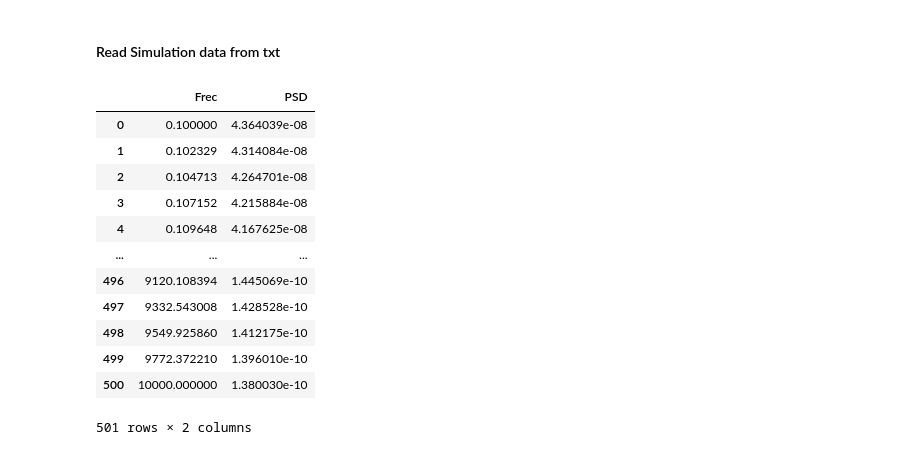
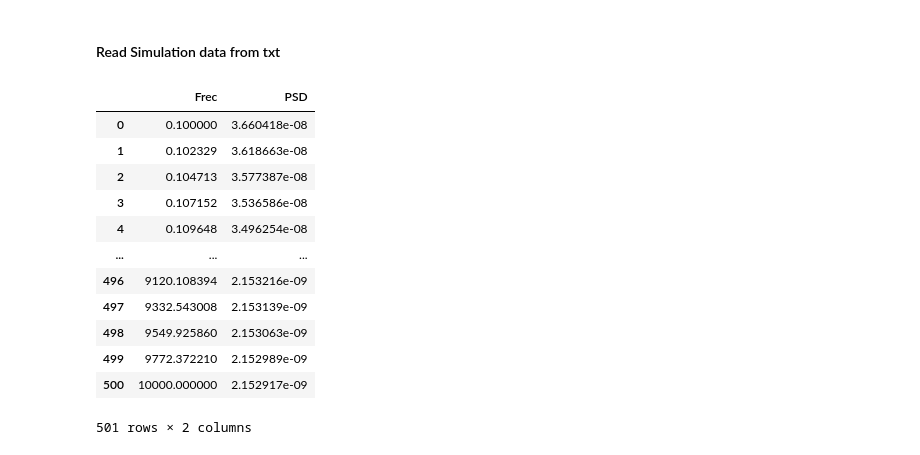
Before and after one commit to Guilldeas/General_Purpose_Analysis, a Jupyter notebook: Analysis_functions.ipynb, the cells around one changed output. Drawn from its saved outputs; the diff is of its cells as text; code cells hidden in the pictures.

```diff
--- a/Analysis_functions.ipynb
+++ b/Analysis_functions.ipynb
@@ -586,24 +607,31 @@ INA217_G100_df["PSD"] = [float(str(i).replace(",", ".")) for i in INA217_G100_df
 # %%
 
 # Dynamicaly read the path to the file
 file_name_6 = "HMC1001Sim.txt"
+file_name_8 = "InputNoiseWholeChaingINAG100INAandSRTheoretical.txt"
 CSV_PATH_6 = os.path.join(folder_path, folder_name, file_name_6)
+CSV_PATH_8 = os.path.join(folder_path, folder_name, file_name_8)
+
+# Read the CSV file with the correct delimiter (semicolon in this case)
+HMC1001Sim_df = pd.read_csv(CSV_PATH_6, sep='\t')
+VinTheorSim_df = pd.read_csv(CSV_PATH_8, sep='\t')
 
 # Rename Headers to match those from CSVs
 HMC1001Sim_df.columns = ["Frec", "PSD"]
+VinTheorSim_df.columns = ["Frec", "PSD"]
 
-HMC1001Sim_df
+VinTheorSim_df
 # %% [output]
 |  | Frec | PSD |
-| 0 | 0.100000 | 4.364039e-08 |
-| 1 | 0.102329 | 4.314084e-08 |
-| 2 | 0.104713 | 4.264701e-08 |
-| 3 | 0.107152 | 4.215884e-08 |
-| 4 | 0.109648 | 4.167625e-08 |
+| 0 | 0.100000 | 3.660418e-08 |
+| 1 | 0.102329 | 3.618663e-08 |
+| 2 | 0.104713 | 3.577387e-08 |
+| 3 | 0.107152 | 3.536586e-08 |
+| 4 | 0.109648 | 3.496254e-08 |
 | ... | ... | ... |
-| 496 | 9120.108394 | 1.445069e-10 |
-| 497 | 9332.543008 | 1.428528e-10 |
-| 498 | 9549.925860 | 1.412175e-10 |
-| 499 | 9772.372210 | 1.396010e-10 |
-| 500 | 10000.000000 | 1.380030e-10 |
+| 496 | 9120.108394 | 2.153216e-09 |
+| 497 | 9332.543008 | 2.153139e-09 |
+| 498 | 9549.925860 | 2.153063e-09 |
+| 499 | 9772.372210 | 2.152989e-09 |
+| 500 | 10000.000000 | 2.152917e-09 |
 501 rows × 2 columns
```
Also changed, not shown: parts of 14 cells of this notebook, 8 other files.
